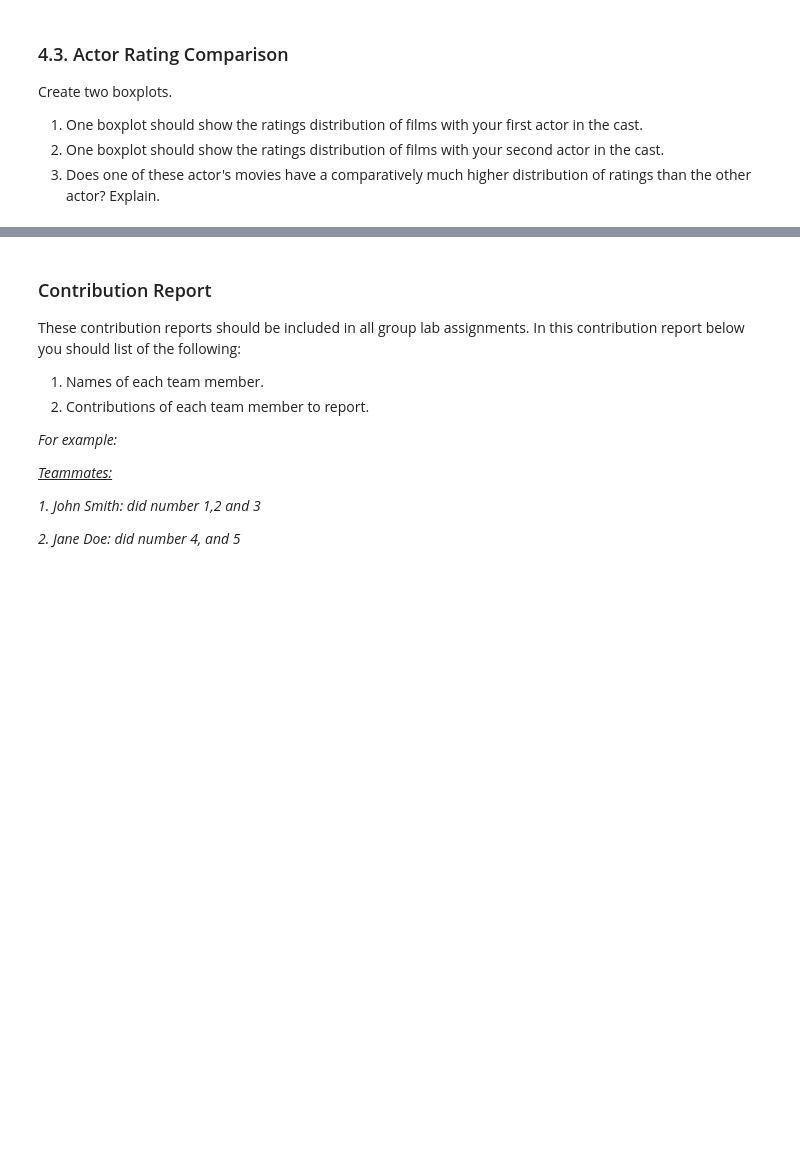
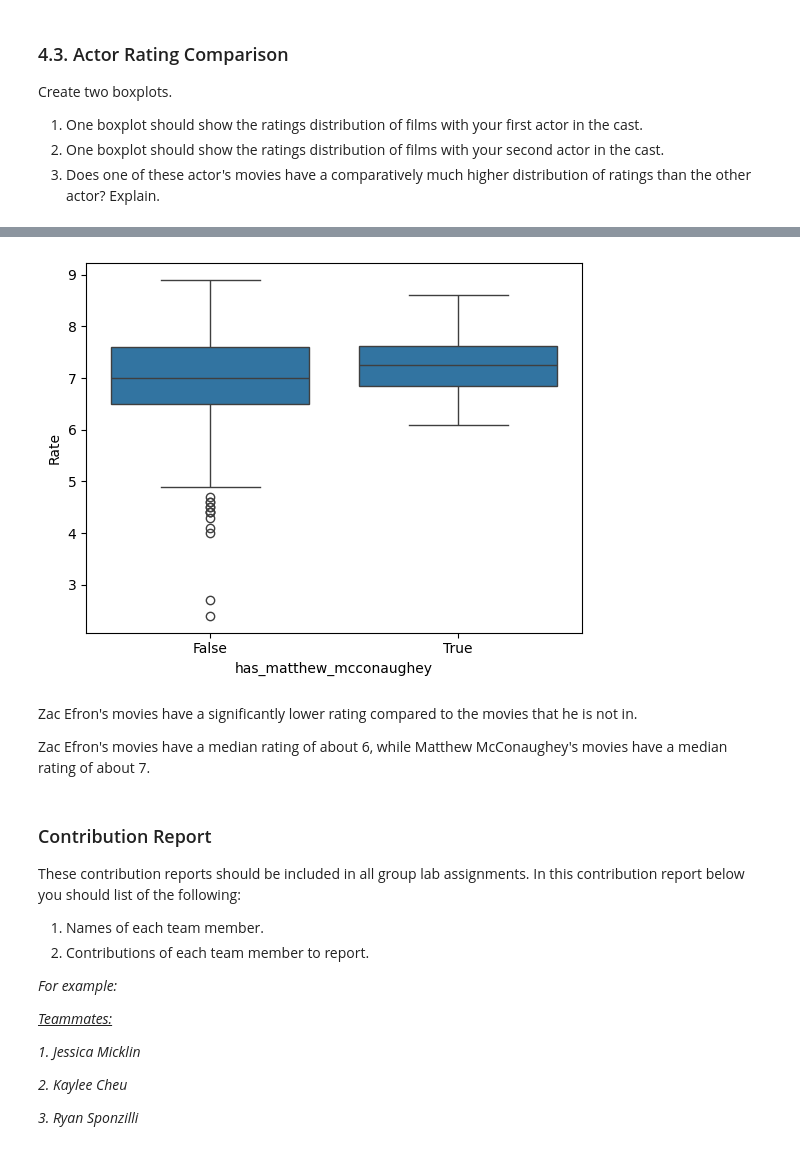
Before and after one commit to ryguy2k4/stat207, a Jupyter notebook: lab_04/lab_04_group.ipynb, the cells around one changed output, grey strips where cells are left out. Saved outputs shown, nothing was run; the diff lists cells and outputs as text; code cells hidden in the pictures; blank space fills up the shorter version.

```diff
--- a/lab_04/lab_04_group.ipynb
+++ b/lab_04/lab_04_group.ipynb
@@ -219,3 +476,12 @@ Create two boxplots.
+# %%
+sns.boxplot(x="has_matthew_mcconaughey",y="Rate", data=df_merge_inner)
+plt.show()
+# %% [output]
+[figure, added]
+# %% [markdown]
+Zac Efron's movies have a significantly lower rating compared to the movies that he is not in.
+
+Zac Efron's movies have a median rating of about 6, while Matthew McConaughey's movies have a median rating of about 7.
 # %% [markdown]
 ### Contribution Report
 These contribution reports should be included in all group lab assignments. In this contribution report below you should list of the following:
@@ -226,6 +492,8 @@ These contribution reports should be included in all group lab assignments. In t
 
 *<u>Teammates:</u>*
 
-*1. John Smith: did number 1,2 and 3*
+*1. Jessica Micklin*
 
-*2. Jane Doe: did number 4, and 5*
+*2. Kaylee Cheu*
+
+*3. Ryan Sponzilli*
```
Also changed, not shown: parts of 27 cells of this notebook.
